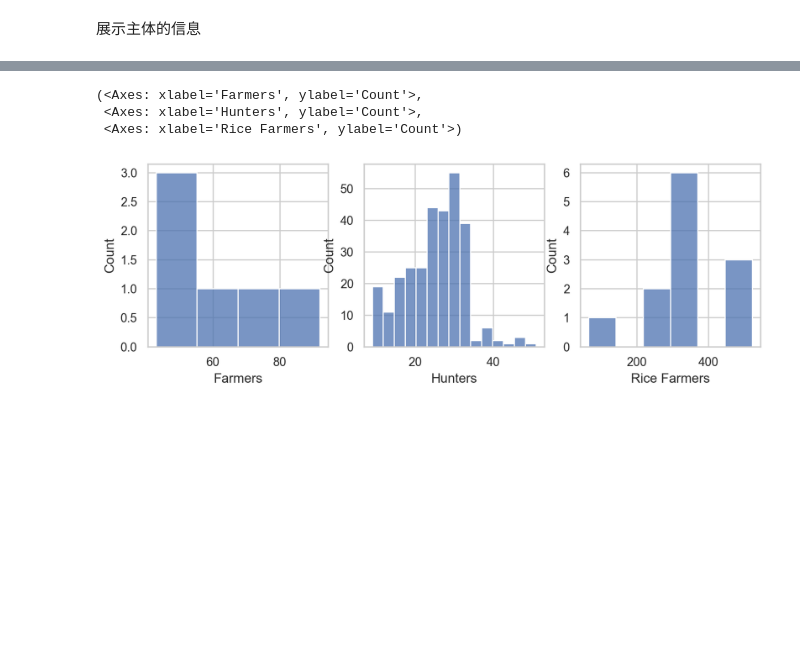
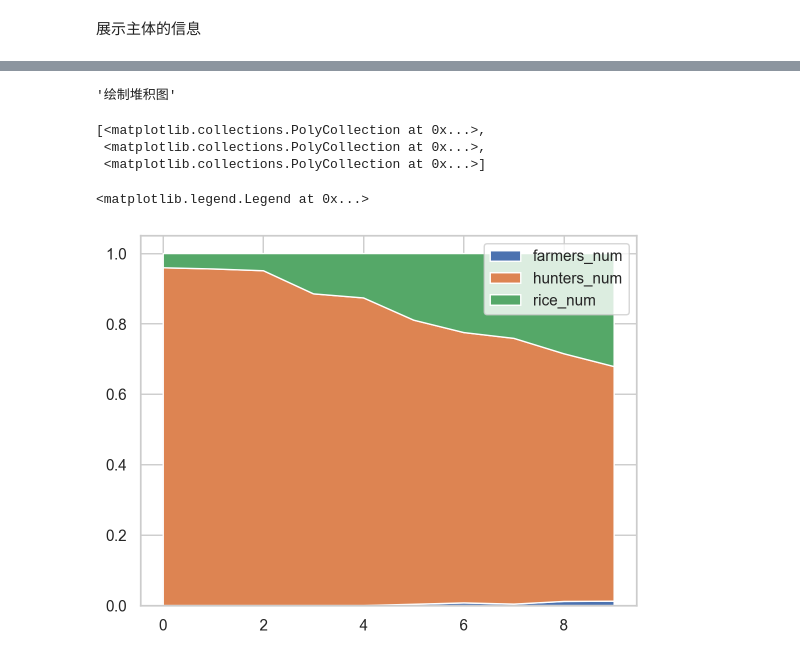
Before and after one commit to SongshGeo/South-China-Livehood-Evolution, a Jupyter notebook: docs/demo.ipynb, the cells around one changed output, grey strips where cells are left out. Saved outputs shown, nothing was run; the diff lists cells and outputs as text; code cells hidden in the pictures; blank space fills up the shorter version.

```diff
--- a/docs/demo.ipynb
+++ b/docs/demo.ipynb
@@ -95,9 +95,16 @@ model.plot.dynamic()
-# %%
-import seaborn as sns
-
-model.plot.histplot()
-# %% [output]
-(<Axes: xlabel='Farmers', ylabel='Count'>,
- <Axes: xlabel='Hunters', ylabel='Count'>,
- <Axes: xlabel='Rice Farmers', ylabel='Count'>)
-[figure, removed]
+# %%
+data = model.plot.data
+
+"""绘制堆积图"""
+_, ax = plt.subplots()
+cols = ["farmers_num", "hunters_num", "rice_num"]
+ratios = data[cols].div(data[cols].sum(axis=1), axis=0)
+ax.stackplot(data.index, [ratios[col] for col in cols], labels=cols)
+ax.legend()
+# %% [output]
+'绘制堆积图'
+[<matplotlib.collections.PolyCollection at 0x...>,
+ <matplotlib.collections.PolyCollection at 0x...>,
+ <matplotlib.collections.PolyCollection at 0x...>]
+<matplotlib.legend.Legend at 0x...>
+[figure, added]
```
Also changed, not shown: parts of 6 cells of this notebook, 1 other file.
